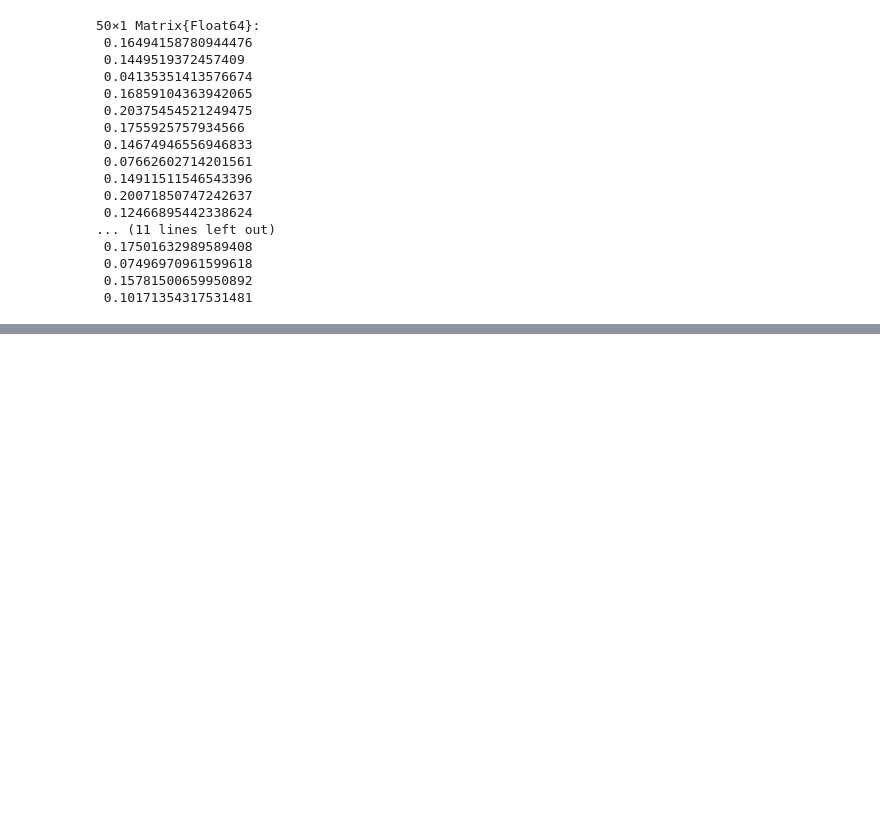
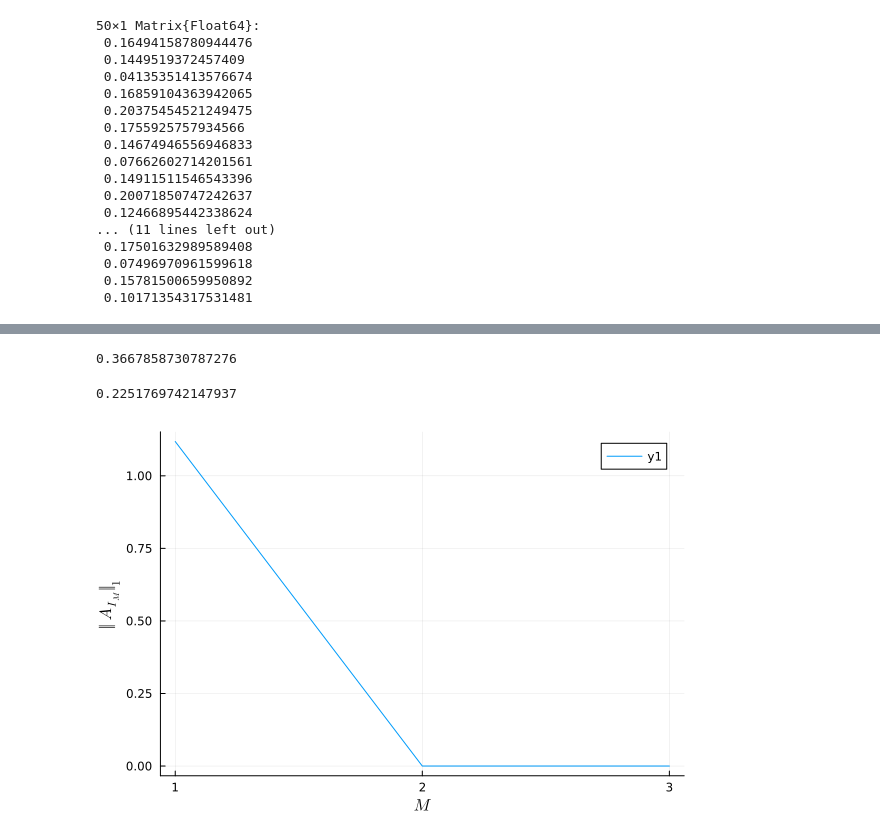
Before and after one commit to GoodStuff11/ML-signproblem, a Jupyter notebook: experimenting/ed/hubbard_ed.ipynb, the cells around one changed output, grey strips where cells are left out. Drawn from its saved outputs; the diff is of its cells as text; code cells hidden in the pictures; blank space fills up the shorter version.

```diff
--- a/experimenting/ed/hubbard_ed.ipynb
+++ b/experimenting/ed/hubbard_ed.ipynb
@@ -53,13 +53,13 @@ lattice = Square((2,3), Periodic())
 
 models = []
 
-reference_index = 3
+reference_index = 1
 t_values = []# Float64[1,1], Float64[1,0.1], 1.0]
 # for _t in t_values
 #     # println(_t)
 #     push!(models,HubbardModel(_t,0.0001,μ,half_filling))
 # end
-U_values = [0,0.01,0.2, 1,1.001,3,4,5,7,10, 100]
+U_values = [0.0001,0.01,0.2, 1,1.001,3,4,5,7,10, 100]
 for U in U_values
     # println(t)
     push!(models,HubbardModel(t,U,μ,half_filling))
@@ -156,5 +114,5 @@ sum(abs.(ops[2]*Matrix(H2)-Matrix(H2)*ops[2]))
 # %%
-degen_rm_U = create_consistent_basis(H, ops;reference_index=2)
+degen_rm_U = create_consistent_basis(H, ops;reference_index=reference_index)
 
 dim = get_subspace_dimension(subspace)
 indexer = CombinationIndexer(reduce(vcat,collect(sites(subspace.lattice))), get_subspace_info(subspace)...)
@@ -163,3 +121,7 @@ difference_dict = collect_all_conf_differences(indexer)
 Dict{Any, Any} with 2 entries:
   2 => Dict{Tuple{Tuple{Set{Coordinate{2, Int64}}, Set{Coordinate{2, Int64}}}, …
   1 => Dict{Tuple{Tuple{Set{Coordinate{2, Int64}}, Set{Coordinate{2, Int64}}}, …
+# %%
+for i in 1:100
+    println(degen_rm_U[1][:,i]'*degen_rm_U[11][:,i])
+end
@@ -664,0 +722,42 @@ display(v1)
+# %%
+mean(abs.(findnz(sparse(computed_matrices[1]))[3]))
+# %% [output]
+0.3667858730787276
+# %%
+mean(abs.(findnz(sparse(computed_matrices[2]))[3]))
+# %% [output]
+0.2251769742147937
+# %%
+vals = update_values(signs, ops_list, Dict(zip(t_keys,t_vals)))
+mat = exp(1im*Matrix(Hermitian(sparse(rows, cols, vals, dim, dim)))/100)
+# second_quantized_solution, second_quantized_nullspace, second_quantized_order_labels = find_N_body_interactions(mat, indexer)
+
+pl = plot(xlabel=L"M", ylabel=L"\Vert A_{I_M}\Vert_1", legend=:topright)
+# for (k,u) in enumerate([t_values ; U_values])
+hopping = log(mat)*100
+total = Dict()
+for (order, creation_annihiation) in difference_dict
+    for index_list in values(creation_annihiation)
+        for (i,j) in index_list
+            # if abs(hopping[i,j]) > 0
+                if !(order in keys(total))
+                    total[order] = [hopping[i,j]]
+                else
+                    push!(total[order],hopping[i,j])
+                end
+            # end
+        end
+    end
+end
+orders = sort(collect(keys(total)))
+average_coef = [mean(abs.(total[o])) for o in orders]
+# std_coef = [std(total[o])/sqrt(length(total[o])) for o in orders]
+
+plot!(pl, orders, average_coef,xticks=orders)
+
+
+# plot!(pl,  ylims=(0,Inf),)
+# savefig(pl,"order_images\\average_coeff_2x3_N=3.png")
+display(pl)
+# %% [output]
+[figure, added]
```
Also changed, not shown: parts of 12 cells of this notebook, 1 other file.
